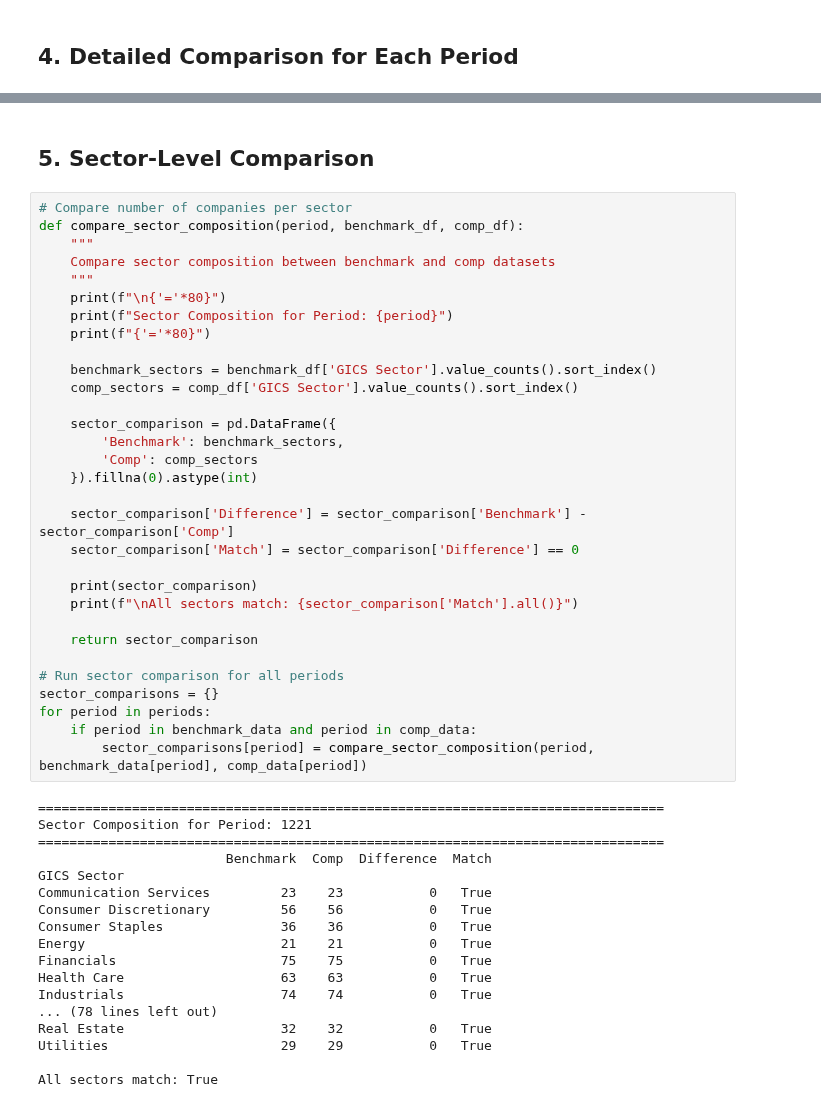
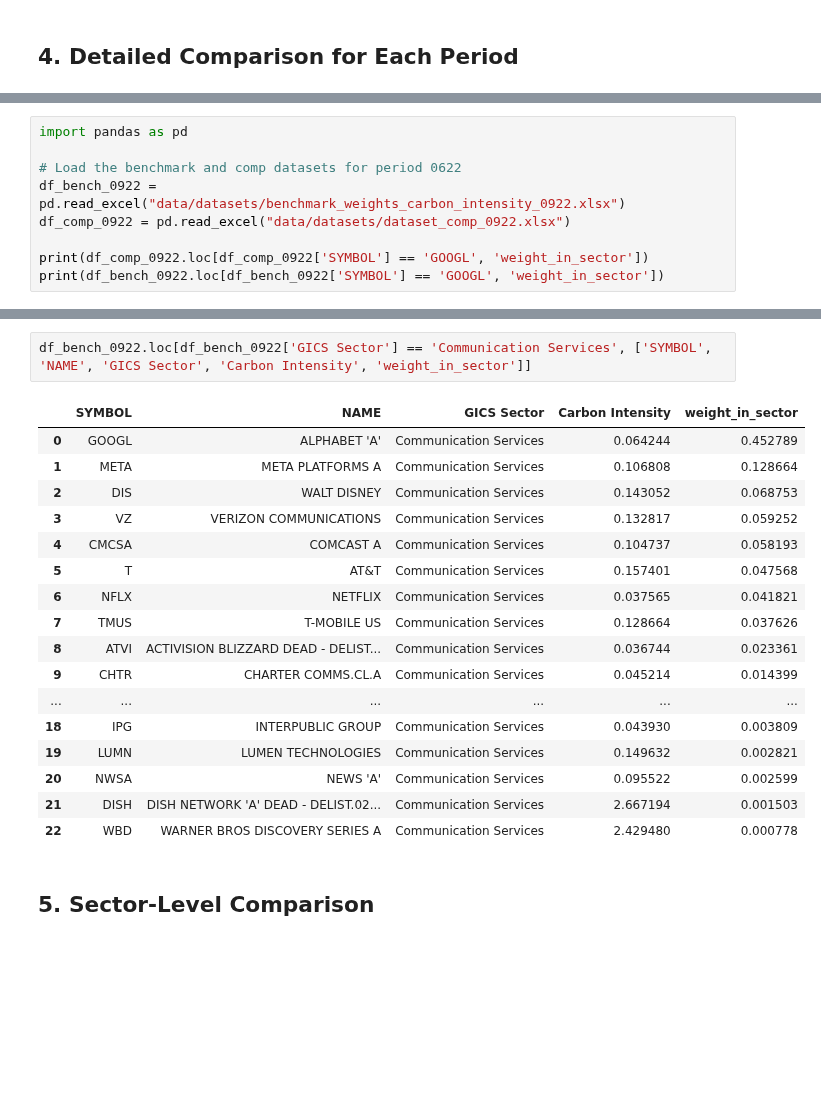
Before and after one commit to rebecca-di-francesco-bfh/sectoral-decarbonization, a Jupyter notebook: compare_previous_datasets_construction_with_new_method.ipynb, the cells around one changed output, grey strips where cells are left out. Drawn from its saved outputs; the diff is of its cells as text; blank space fills up the shorter version.

```diff
--- a/compare_previous_datasets_construction_with_new_method.ipynb
+++ b/compare_previous_datasets_construction_with_new_method.ipynb
@@ -216,0 +290,9 @@ Period: 1221
+# %%
+import pandas as pd
+
+# Load the benchmark and comp datasets for period 0622
+df_bench_0922 = pd.read_excel("data/datasets/benchmark_weights_carbon_intensity_0922.xlsx")
+df_comp_0922 = pd.read_excel("data/datasets/dataset_comp_0922.xlsx")
+
+print(df_comp_0922.loc[df_comp_0922['SYMBOL'] == 'GOOGL', 'weight_in_sector'])
+print(df_bench_0922.loc[df_bench_0922['SYMBOL'] == 'GOOGL', 'weight_in_sector'])
@@ -217,51 +350,22 @@ Period: 1221
+# %%
+df_bench_0922.loc[df_bench_0922['GICS Sector'] == 'Communication Services', ['SYMBOL', 'NAME', 'GICS Sector', 'Carbon Intensity', 'weight_in_sector']]
+# %% [output]
+|  | SYMBOL | NAME | GICS Sector | Carbon Intensity | weight_in_sector |
+| 0 | GOOGL | ALPHABET 'A' | Communication Services | 0.064244 | 0.452789 |
+| 1 | META | META PLATFORMS A | Communication Services | 0.106808 | 0.128664 |
+| 2 | DIS | WALT DISNEY | Communication Services | 0.143052 | 0.068753 |
+| 3 | VZ | VERIZON COMMUNICATIONS | Communication Services | 0.132817 | 0.059252 |
+| 4 | CMCSA | COMCAST A | Communication Services | 0.104737 | 0.058193 |
+| 5 | T | AT&T | Communication Services | 0.157401 | 0.047568 |
+| 6 | NFLX | NETFLIX | Communication Services | 0.037565 | 0.041821 |
+| 7 | TMUS | T-MOBILE US | Communication Services | 0.128664 | 0.037626 |
+| 8 | ATVI | ACTIVISION BLIZZARD DEAD - DELIST... | Communication Services | 0.036744 | 0.023361 |
+| 9 | CHTR | CHARTER COMMS.CL.A | Communication Services | 0.045214 | 0.014399 |
+| ... | ... | ... | ... | ... | ... |
+| 18 | IPG | INTERPUBLIC GROUP | Communication Services | 0.043930 | 0.003809 |
+| 19 | LUMN | LUMEN TECHNOLOGIES | Communication Services | 0.149632 | 0.002821 |
+| 20 | NWSA | NEWS 'A' | Communication Services | 0.095522 | 0.002599 |
+| 21 | DISH | DISH NETWORK 'A' DEAD - DELIST.02... | Communication Services | 2.667194 | 0.001503 |
+| 22 | WBD | WARNER BROS DISCOVERY SERIES A | Communication Services | 2.429480 | 0.000778 |
 # %% [markdown]
 ## 5. Sector-Level Comparison
-# %%
-# Compare number of companies per sector
-def compare_sector_composition(period, benchmark_df, comp_df):
-    """
-    Compare sector composition between benchmark and comp datasets
-    """
-    print(f"\n{'='*80}")
-    print(f"Sector Composition for Period: {period}")
-    print(f"{'='*80}")
-
-    benchmark_sectors = benchmark_df['GICS Sector'].value_counts().sort_index()
-    comp_sectors = comp_df['GICS Sector'].value_counts().sort_index()
-
-    sector_comparison = pd.DataFrame({
-        'Benchmark': benchmark_sectors,
-        'Comp': comp_sectors
-    }).fillna(0).astype(int)
-
-    sector_comparison['Difference'] = sector_comparison['Benchmark'] - sector_comparison['Comp']
-    sector_comparison['Match'] = sector_comparison['Difference'] == 0
-
-    print(sector_comparison)
-    print(f"\nAll sectors match: {sector_comparison['Match'].all()}")
-
-    return sector_comparison
-
-# Run sector comparison for all periods
-sector_comparisons = {}
-for period in periods:
-    if period in benchmark_data and period in comp_data:
-        sector_comparisons[period] = compare_sector_composition(period, benchmark_data[period], comp_data[period])
-# %% [output]
-================================================================================
-Sector Composition for Period: 1221
-================================================================================
-                        Benchmark  Comp  Difference  Match
-GICS Sector
-Communication Services         23    23           0   True
-Consumer Discretionary         56    56           0   True
-Consumer Staples               36    36           0   True
-Energy                         21    21           0   True
-Financials                     75    75           0   True
-Health Care                    63    63           0   True
-Industrials                    74    74           0   True
-... (78 lines left out)
-Real Estate                    32    32           0   True
-Utilities                      29    29           0   True
-
-All sectors match: True
```
Also changed, not shown: parts of 10 cells of this notebook, 8 other files.
